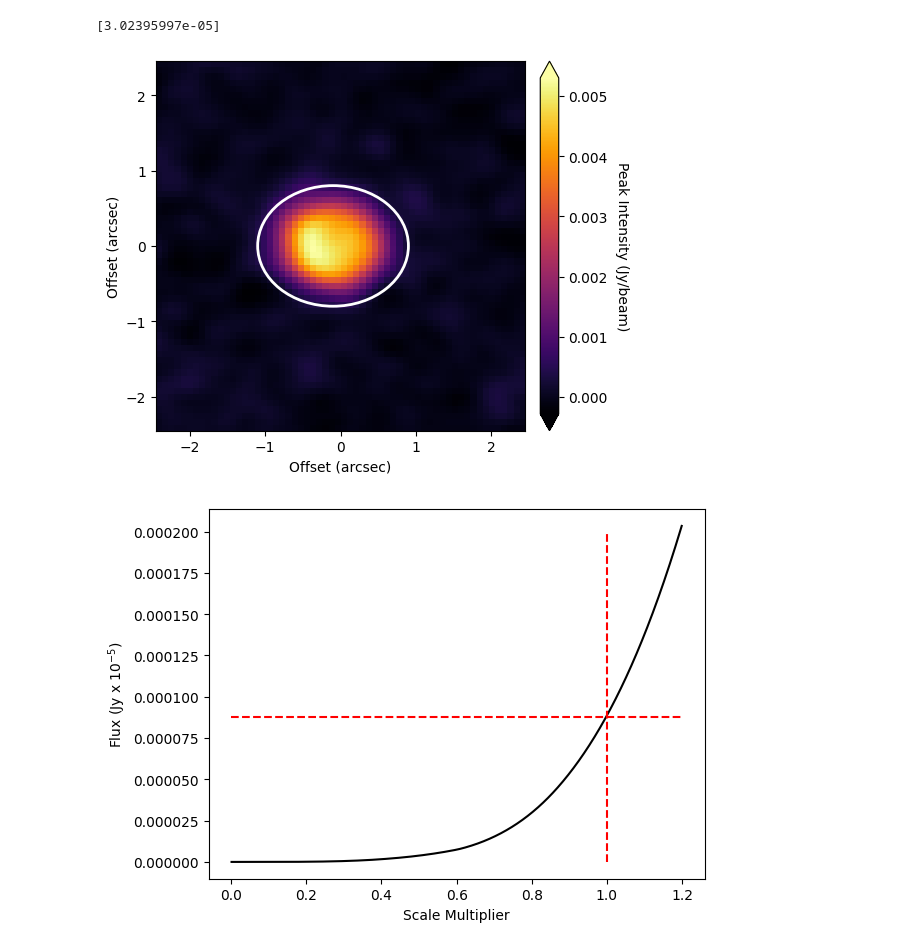
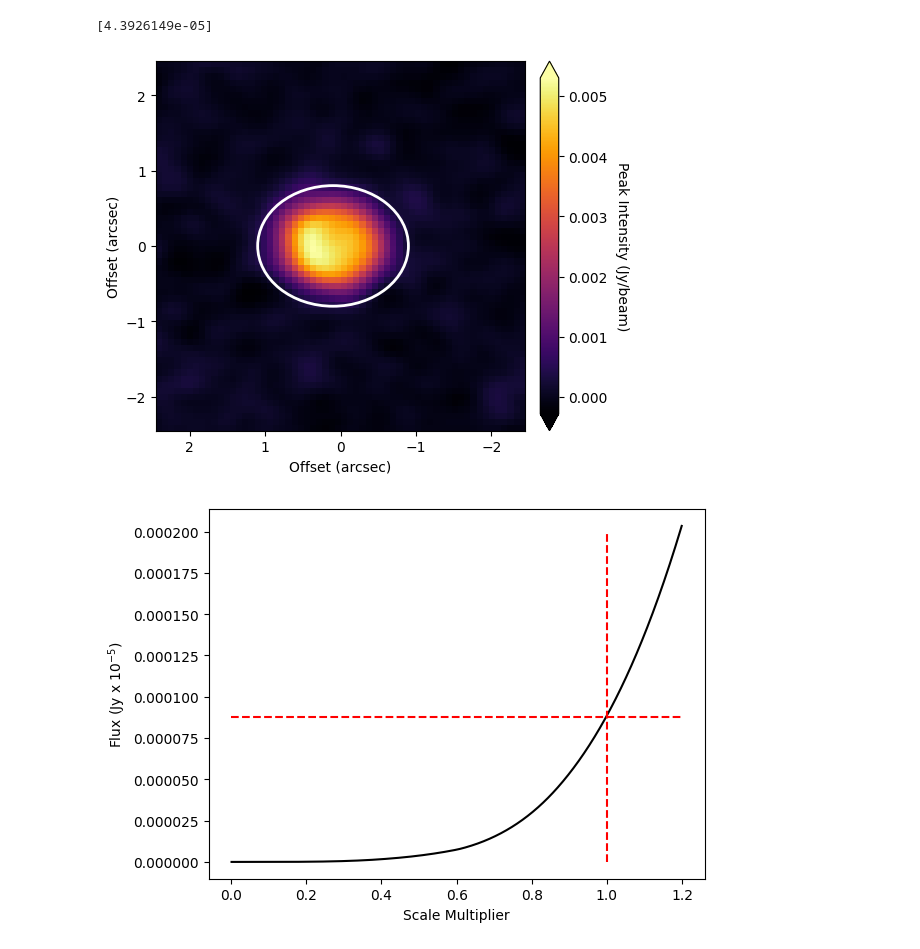
Before and after one commit to danmcl77/masters, a Jupyter notebook: Plotting.ipynb, the cells around one changed output. Cells and saved outputs as stored; diff of their text form; code cells hidden in the pictures.

```diff
--- a/Plotting.ipynb
+++ b/Plotting.ipynb
@@ -12,34 +12,34 @@ continuum = Cutout2D(continuum,(len(continuum[1])/2,len(continuum[0])/2),(60,60)
 # %%
 fig, ax = plt.subplots()
 
-positions = [(-0.1, 0)]
+positions = [(0.1, 0)]
 m=1
 ap = aperture.EllipticalAperture(positions, a=1*m,b=0.8*m)
 
 
 
 ap_patches = ap.plot(color='white', lw=2,
                            label='Photometry aperture')
 
 Flux = aperture.ApertureStats(continuum.data, ap).sum
 
 
 
 
 im = ax.imshow(continuum.data,
           cmap='inferno',
-          extent=[-0.08172*30,0.08172*30,-0.08172*30,0.08172*30],origin='lower',zorder=-9)
+          extent=[0.08172*30,-0.08172*30,-0.08172*30,0.08172*30],origin='lower',zorder=-9)
 cb = plt.colorbar(im, pad=0.03, extend='both', format='%.3f')
 cb.set_label(r'Peak Intensity (Jy/beam)',
                      rotation=270, labelpad=15)
 
 ax.set_xlabel('Offset (arcsec)')
 ax.set_ylabel('Offset (arcsec)')
-plt.savefig('ContinuumFlux2.png')
+#plt.savefig('ContinuumFlux1.png')
 print(Flux)
 # %% [output]
-[3.02395997e-05]
+[4.3926149e-05]
-[figure, old version]
+[figure, new version]
 # %%
 positions = [(-0.1, 0)]
 fluxes = []
```
Also changed, not shown: parts of 2 cells of this notebook, 1 other file.
